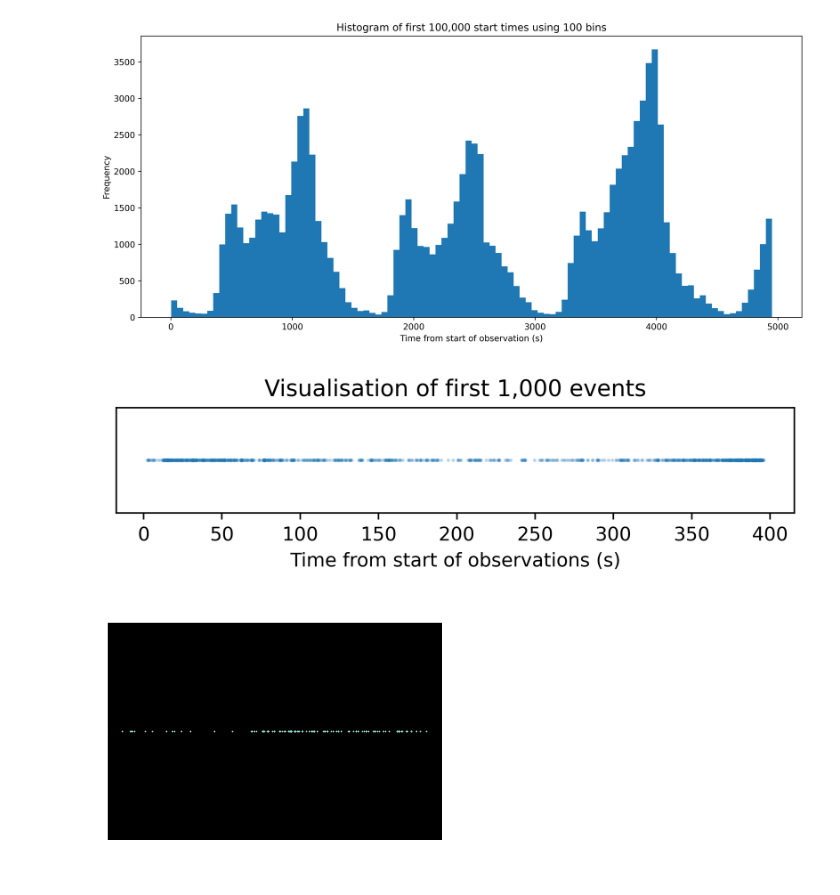
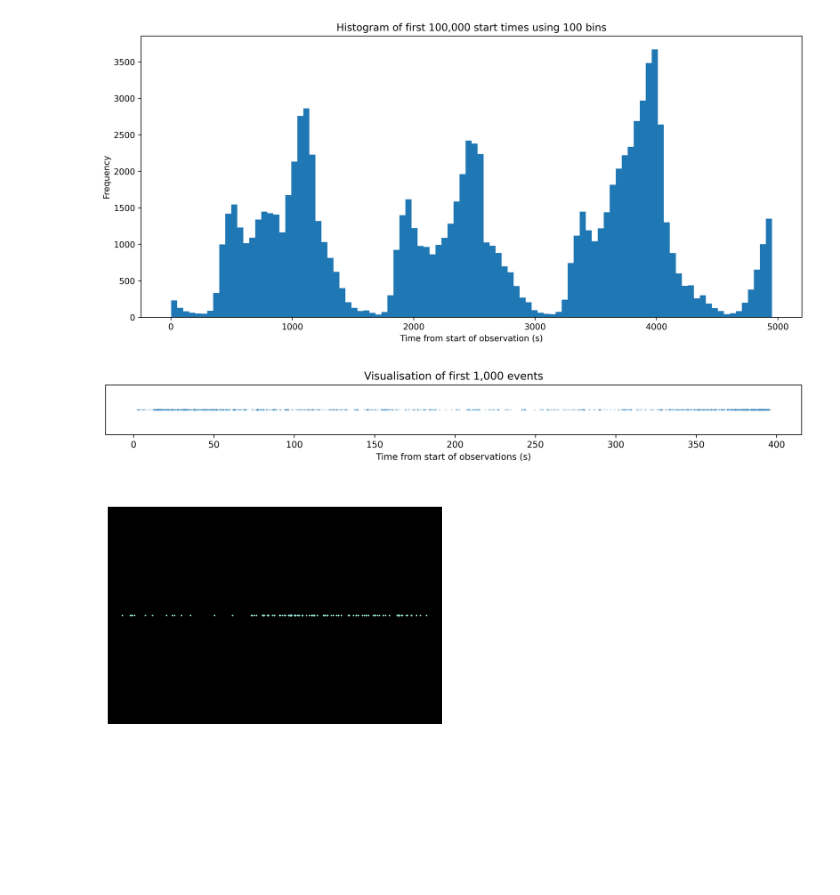
Before and after one commit to carlosaccp/Santander-SE-ME, a Jupyter notebook: code/EDA.ipynb, the cells around one changed output. Drawn from its saved outputs; the diff is of its cells as text; code cells hidden in the pictures; blank space fills up the shorter version.

Commit message:
Improve figure

```diff
--- a/code/EDA.ipynb
+++ b/code/EDA.ipynb
@@ -183,18 +183,18 @@ plt.show()
 [figure]
 # %%
 n = 1000
-f = plt.figure()
+f = plt.figure(figsize=(14,6))
 plt.ylim([-0.01,0.01])
 ax = plt.gca()
 ax.get_yaxis().set_visible(False)
 f.set_figheight(1)
 plt.scatter(bike_data.start_time.values[:n], np.zeros(n), s=1, alpha=0.2)
 plt.xlabel("Time from start of observations (s)")
 plt.title(f"Visualisation of first 1,000 events")
 plt.savefig('../figures/final/point_process_cluster_scatter.png')
 plt.show()
 # %% [output]
-[figure, old version]
+[figure, new version]
 # %%
 def plot_n_events(n, **kwargs):
     """Plot the first n events as a point process"""
```
Also changed, not shown: 1 other file.
